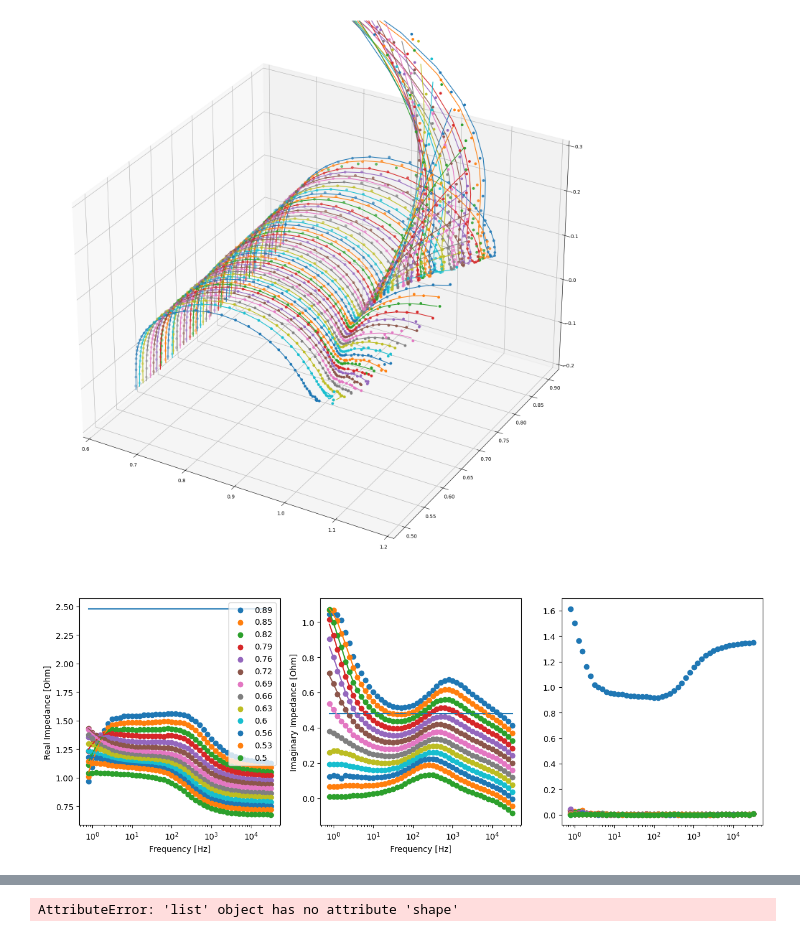
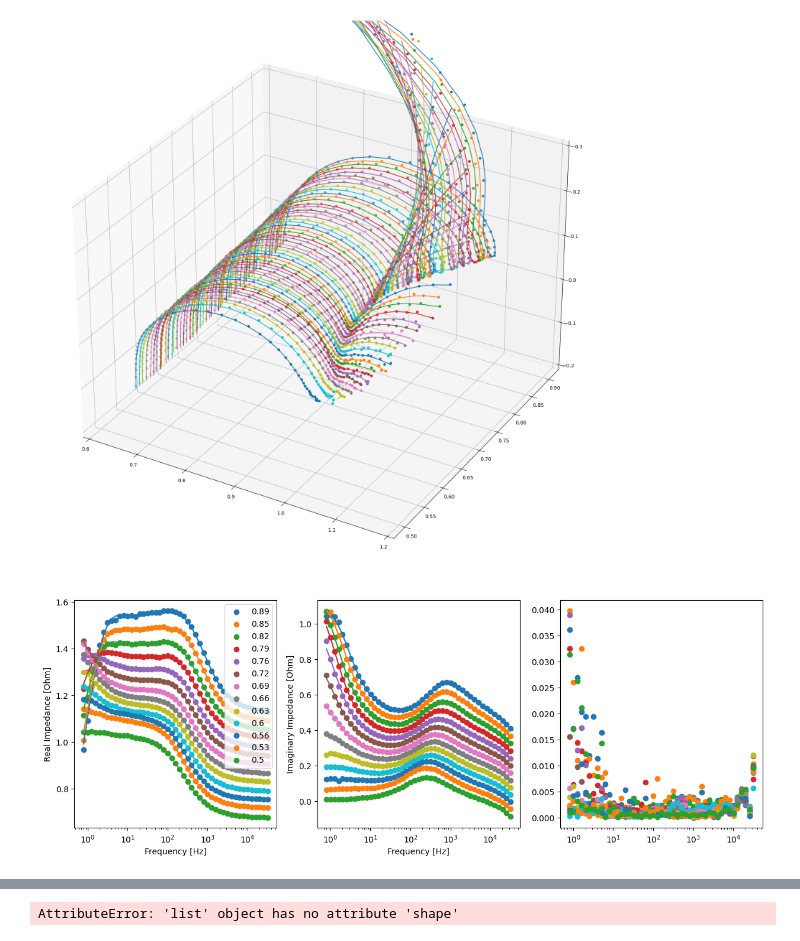
Before and after one commit to EricViklund/nbeis, a Jupyter notebook: DRT-Compute-3.ipynb, the cells around one changed output, grey strips where cells are left out. Drawn from its saved outputs; the diff is of its cells as text; code cells hidden in the pictures.

```diff
--- a/DRT-Compute-3.ipynb
+++ b/DRT-Compute-3.ipynb
@@ -236,7 +236,7 @@ def DRT_Fit(measured_frequencies, measured_Z, fitting_frequencies, reg_params, R
 
     #Generate parameter array
     #real, imag, resistance, inductance
-    x_params = np.random.rand((2*fitting_frequencies.shape[0]+2))*1e-9
+    x_params = np.random.rand((2*fitting_frequencies.shape[0]+2))*1e-3
     #x_params[-4] = 0.0
     #x_params[-3] = 0.0
     x_params[-2] = R0
@@ -262,7 +262,7 @@ def DRT_Fit(measured_frequencies, measured_Z, fitting_frequencies, reg_params, R
     b = Z_m
 
     #Solve for parameters
-    res = minimize(cost_func,x_params,args=(f_m,A_re,A_im,b,M,generalized_DRT),method='BFGS',jac=cost_func_jac)
+    res = minimize(cost_func,x_params,args=(f_m,A_re,A_im,b,M,generalized_DRT),method='BFGS')
     x_params = res['x']
 
     #Calculate the gamma function coefficients
@@ -480,7 +480,7 @@ for i, key in reversed(list(enumerate(output.keys()))):
 
 plt.show()
 # %% [output]
-[figure, old version]
+[figure, new version]
 # %%
 fig, axs = plt.subplots(1,3,figsize=(15,5))
 
@@ -494,35 +494,35 @@ axs[1].set_ylabel('Imaginary Impedance [Ohm]')
 
 axs[2].set_xscale('log')
 
 for i, key in reversed(list(enumerate(output.keys()))[::4]):
     cycle_output = output[key]
 
     Freq = cycle_output['Freq']/(2*np.pi)
 
     Z_exp_re = cycle_output['ReZ']
     Z_exp_im = cycle_output['ImZ']
     # Z_sim_re = np.matmul(cycle_output['A_re'],cycle_output['x'])
     # Z_sim_im = np.matmul(cycle_output['A_im'],cycle_output['x'])-np.exp(-cycle_output['f_m'])*cycle_output['C']
 
     Z_sim_re, Z_sim_im = generalized_DRT(cycle_output['params'], cycle_output['A_re'], cycle_output['A_im'], cycle_output['f_m'])
 
 
-    res = np.sqrt((Z_exp_re-Z_sim_re)**2 + (Z_exp_im-Z_sim_im)**2)
+    res = np.sqrt((Z_exp_re-Z_sim_re)**2 + (Z_exp_im-Z_sim_im)**2)/np.sqrt(Z_exp_re**2+Z_exp_im**2)
 
     offset = 0.01*i
 
     axs[0].scatter(Freq, Z_exp_re+offset, label = round(Electrode_Potential[i],2))
     axs[0].plot(Freq, Z_sim_re+offset)
     axs[1].scatter(Freq, Z_exp_im+offset)
     axs[1].plot(Freq, Z_sim_im+offset)
 
     axs[2].scatter(Freq,res)
 
 axs[0].legend()
 
 plt.savefig('figures/bodeplot.png')
 # %% [output]
-[figure, old version]
+[figure, new version]
 # %%
 
 """Plotting"""
```
Also changed, not shown: parts of 2 cells of this notebook.
